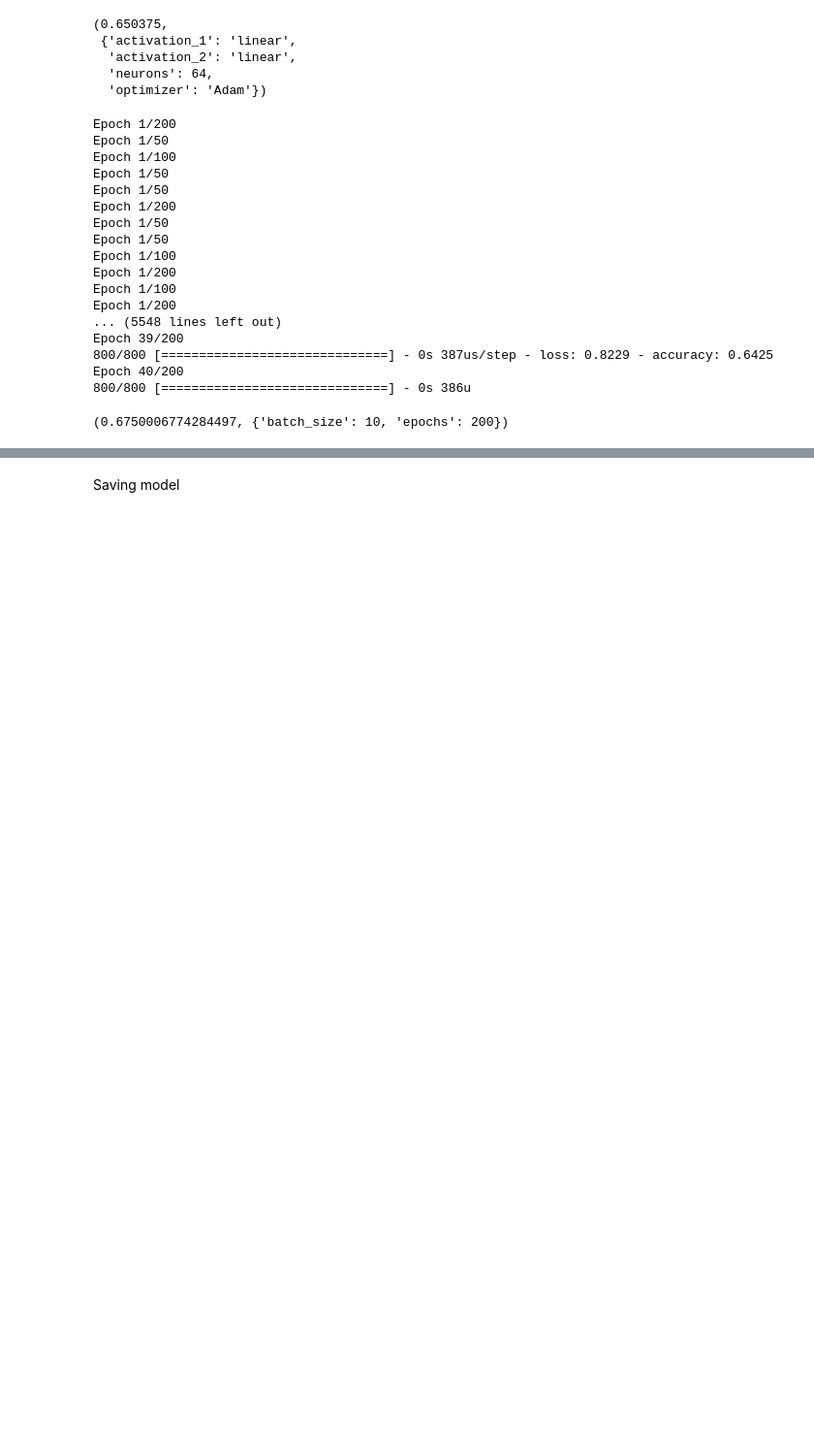
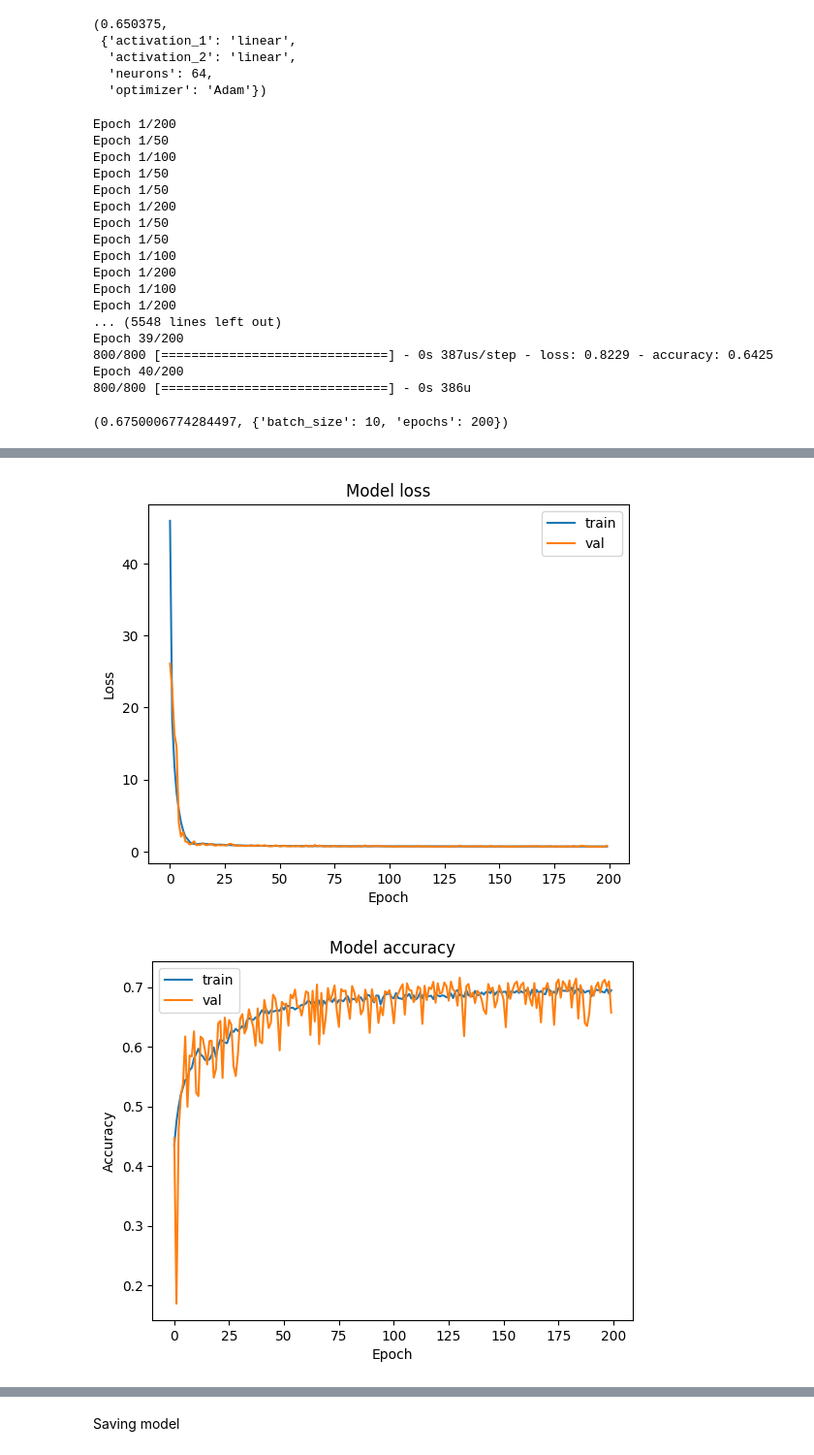
Before and after one commit to KsaweryKapela/ML_API, a Jupyter notebook: deep_model/deep_classification.ipynb, the cells around one changed output, grey strips where cells are left out. Shown at 97% size. Cells and saved outputs as stored; diff of their text form; code cells hidden in the pictures; blank space fills up the shorter version.

Commit message:
Added learning curve

```diff
--- a/deep_model/deep_classification.ipynb
+++ b/deep_model/deep_classification.ipynb
@@ -37,6 +38,7 @@ def create_model(neurons=64, activation_1='linear', activation_2='linear', optim
     model = Sequential()
     model.add(Dense(neurons, input_dim=54, activation=activation_1))
     model.add(Dense(neurons/2, activation=activation_2))
+    model.add(Dense(round(neurons/3), activation=activation_2))
     model.add(Dense(7, activation='softmax'))
     model.compile(loss='categorical_crossentropy', optimizer=optimizer, metrics=['accuracy'])
     return model
@@ -164,6 +167,7 @@ Epoch 39/200
 Epoch 40/200
 800/800 [==============================] - 0s 386u
 # %%
+params_2 = grid_result_2.best_params_
 grid_result_2.best_score_, grid_result_2.best_params_
 # %% [output]
 (0.6750006774284497, {'batch_size': 10, 'epochs': 200})
@@ -169,0 +176,14 @@ grid_result_2.best_score_, grid_result_2.best_params_
+# %%
+# Lets sample another 2000 samples from dataset for eval, exluding the ones we sampled before
+
+merged_df = pd.merge(raw_df, df, how='outer', indicator=True)
+eval_df = merged_df[merged_df['_merge'] == 'left_only'][raw_df.columns]
+eval_df = eval_df.sample(2000, random_state=23)
+
+X_eval = eval_df[range(0, 54)].to_numpy()
+y_eval = eval_df[54].to_numpy()
+
+encoded_val_labels = encoder.fit_transform(y_eval.reshape(-1, 1))
+y_eval = encoded_val_labels.toarray()
+
+y_eval.shape
@@ -170,8 +192,12 @@ grid_result_2.best_score_, grid_result_2.best_params_
 # %%
 from sklearn.metrics import accuracy_score
 
-tweaked_model = create_model()
-tweaked_model.fit(X_train, y_train, verbose=0, epochs=200, batch_size=10)
+best_model = create_model(activation_1=params['activation_1'],
+                           activation_2=params['activation_2'],
+                           neurons=params['neurons'],
+                           optimizer=params['optimizer'])
 
-pred = tweaked_model.predict(X_test)
+history = best_model.fit(X_train, y_train, validation_data=(X_eval, y_eval), verbose=0, epochs=params_2['epochs'], batch_size=params_2['batch_size'])
+
+pred = best_model.predict(X_test)
 # %% [output]
@@ -179,3 +205,25 @@ pred = tweaked_model.predict(X_test)
+# %%
+import matplotlib.pyplot as plt
+
+plt.plot(history.history['loss'], label='train')
+plt.plot(history.history['val_loss'], label='val')
+plt.title('Model loss')
+plt.ylabel('Loss')
+plt.xlabel('Epoch')
+plt.legend()
+plt.show()
+
+# Plot the accuracy curves for both the train and validation sets
+plt.plot(history.history['accuracy'], label='train')
+plt.plot(history.history['val_accuracy'], label='val')
+plt.title('Model accuracy')
+plt.ylabel('Accuracy')
+plt.xlabel('Epoch')
+plt.legend()
+plt.show()
+# %% [output]
+[figure, added]
+[figure, added]
 # %%
 # Accuracy would definitly improve with bigger sample size
 # and hyperparameter grid search with bigger amount of variants
```
Also changed, not shown: parts of 12 cells of this notebook.
